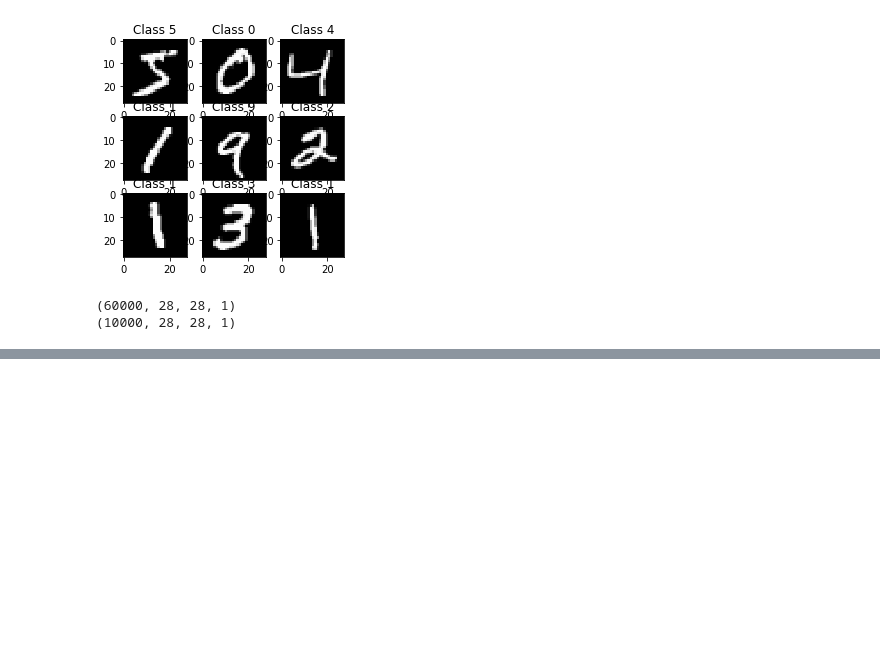
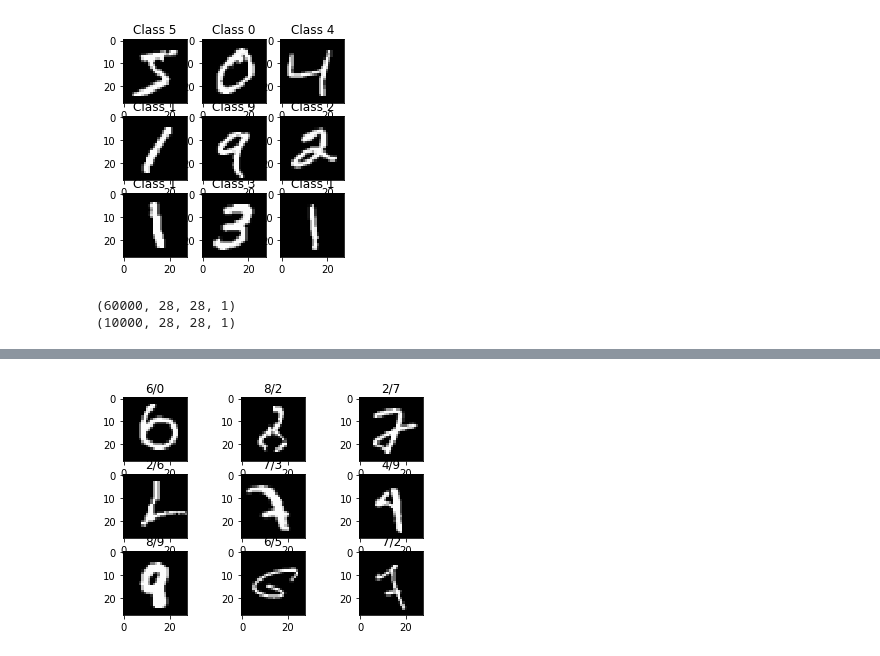
Before and after one commit to syshen/mnist-cnn, a Jupyter notebook: mnist-CNN.ipynb, the cells around one changed output, grey strips where cells are left out. Saved outputs shown, nothing was run; the diff lists cells and outputs as text; code cells hidden in the pictures; blank space fills up the shorter version.

```diff
--- a/mnist-CNN.ipynb
+++ b/mnist-CNN.ipynb
@@ -96,0 +168,11 @@ KeyboardInterrupt:
+# %%
+incorrect = np.where(y_test != results)[0]
+test_set = np.squeeze(x_test, axis=3)
+for i in range(0, 9):
+    plt.subplot(3, 3, i+1)
+    idx = incorrect[i]
+    img = test_set[idx]
+    plt.imshow(img, cmap="gray")
+    plt.title("{}/{}".format(y_test[idx], results[idx]))
+# %% [output]
+[figure, added]
```
Also changed, not shown: parts of 26 cells of this notebook, 1 other file.
